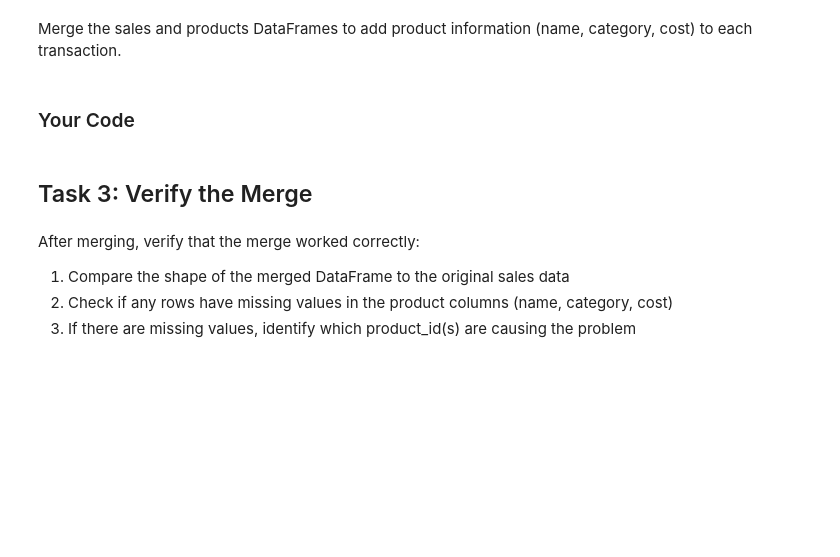
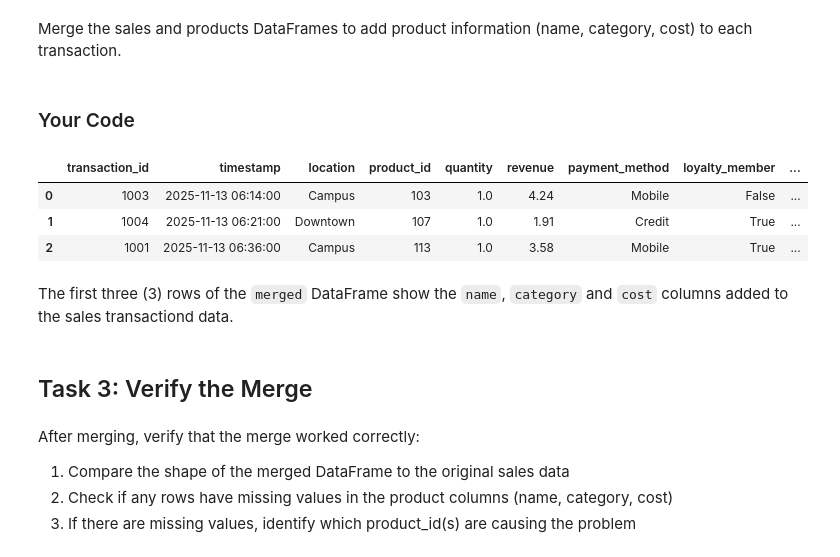
Before and after one commit to mlr0089/py4eda-work, a Jupyter notebook: test2b/test_2b.ipynb, the cells around one changed output. Saved outputs shown, nothing was run; the diff lists cells and outputs as text; code cells hidden in the pictures; blank space fills up the shorter version.

```diff
--- a/test2b/test_2b.ipynb
+++ b/test2b/test_2b.ipynb
@@ -186,6 +187,14 @@ Merge the sales and products DataFrames to add product information (name, catego
 # %%
 # Task 2: use pd.merge() with appropriate join type
 merged = pd.merge(sales, products, on='product_id', how='left')
+merged.head(n=3)
+# %% [output]
+|  | transaction_id | timestamp | location | product_id | quantity | revenue | payment_method | loyalty_member | ... |
+| 0 | 1003 | 2025-11-13 06:14:00 | Campus | 103 | 1.0 | 4.24 | Mobile | False | ... |
+| 1 | 1004 | 2025-11-13 06:21:00 | Downtown | 107 | 1.0 | 1.91 | Credit | True | ... |
+| 2 | 1001 | 2025-11-13 06:36:00 | Campus | 113 | 1.0 | 3.58 | Mobile | True | ... |
+# %% [markdown]
+The first three (3) rows of the `merged` DataFrame show the `name`, `category` and `cost` columns added to the sales transactiond data.
 # %% [markdown]
 ## Task 3: Verify the Merge
 # %% [markdown]
```
Also changed, not shown: parts of 4 cells of this notebook.
